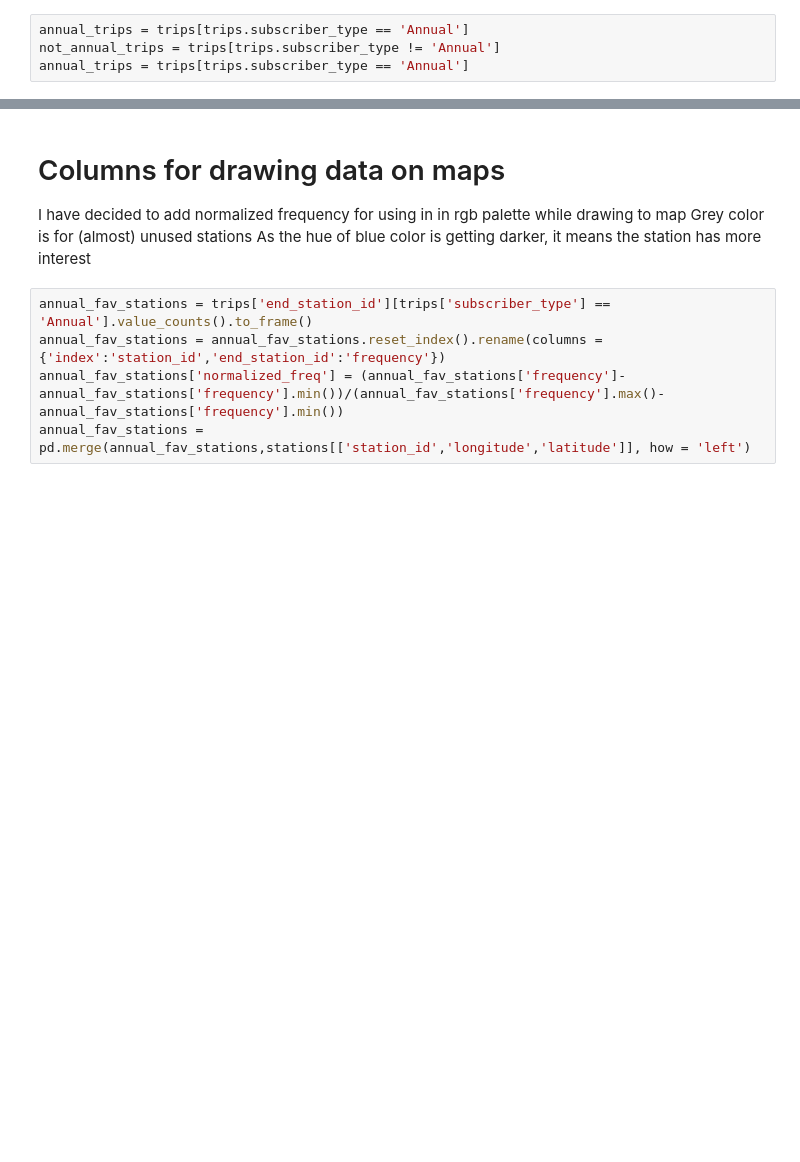
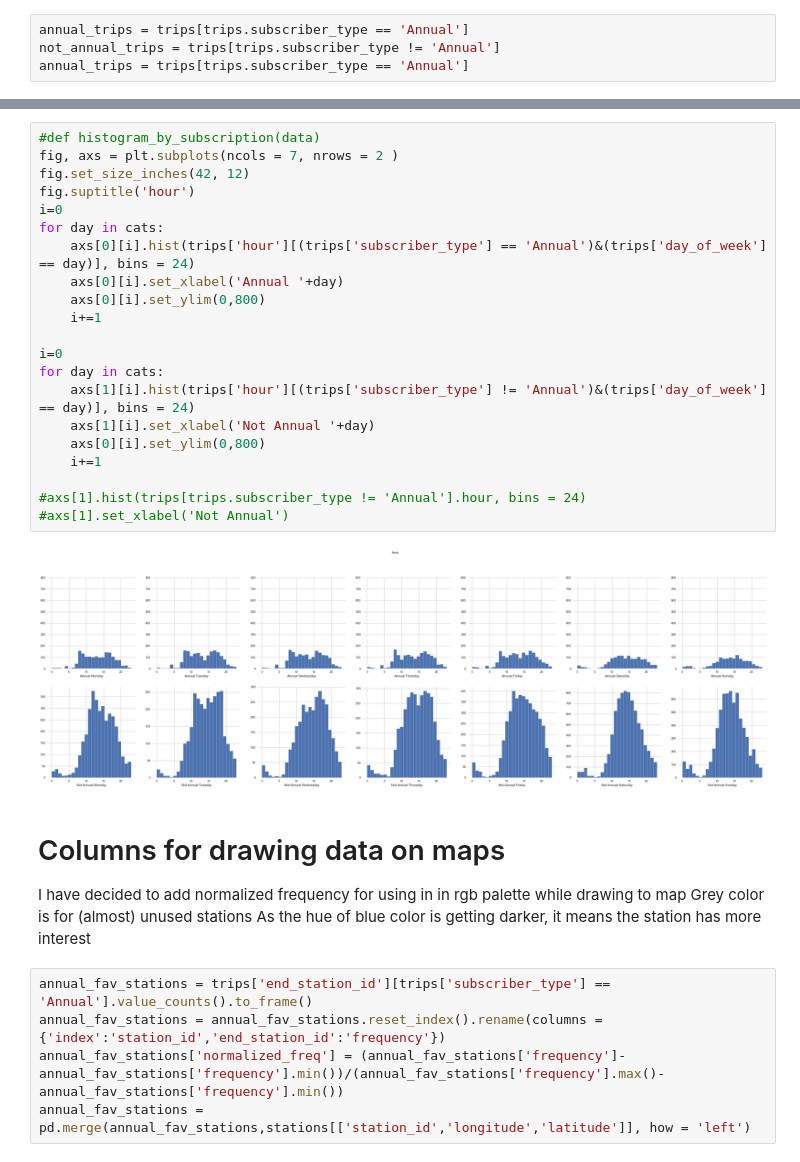
Before and after one commit to yaaqbp/austin_bikeshare, a Jupyter notebook: austin_bikeshare_project.ipynb, the cells around one changed output, grey strips where cells are left out. Saved outputs shown, nothing was run; the diff lists cells and outputs as text; blank space fills up the shorter version.

```diff
--- a/austin_bikeshare_project.ipynb
+++ b/austin_bikeshare_project.ipynb
@@ -289,3 +293,26 @@ for _ in set(new_values_dict.values()):
+# %%
+#def histogram_by_subscription(data)
+fig, axs = plt.subplots(ncols = 7, nrows = 2 )
+fig.set_size_inches(42, 12)
+fig.suptitle('hour')
+i=0
+for day in cats:
+    axs[0][i].hist(trips['hour'][(trips['subscriber_type'] == 'Annual')&(trips['day_of_week'] == day)], bins = 24)
+    axs[0][i].set_xlabel('Annual '+day)
+    axs[0][i].set_ylim(0,800)
+    i+=1
+
+i=0
+for day in cats:
+    axs[1][i].hist(trips['hour'][(trips['subscriber_type'] != 'Annual')&(trips['day_of_week'] == day)], bins = 24)
+    axs[1][i].set_xlabel('Not Annual '+day)
+    axs[0][i].set_ylim(0,800)
+    i+=1
+
+#axs[1].hist(trips[trips.subscriber_type != 'Annual'].hour, bins = 24)
+#axs[1].set_xlabel('Not Annual')
+# %% [output]
+[figure, added]
 # %% [markdown]
 # Columns for drawing data on maps
 I have decided to add normalized frequency for using in in rgb palette while drawing to map
```
Also changed, not shown: parts of 7 cells of this notebook.
